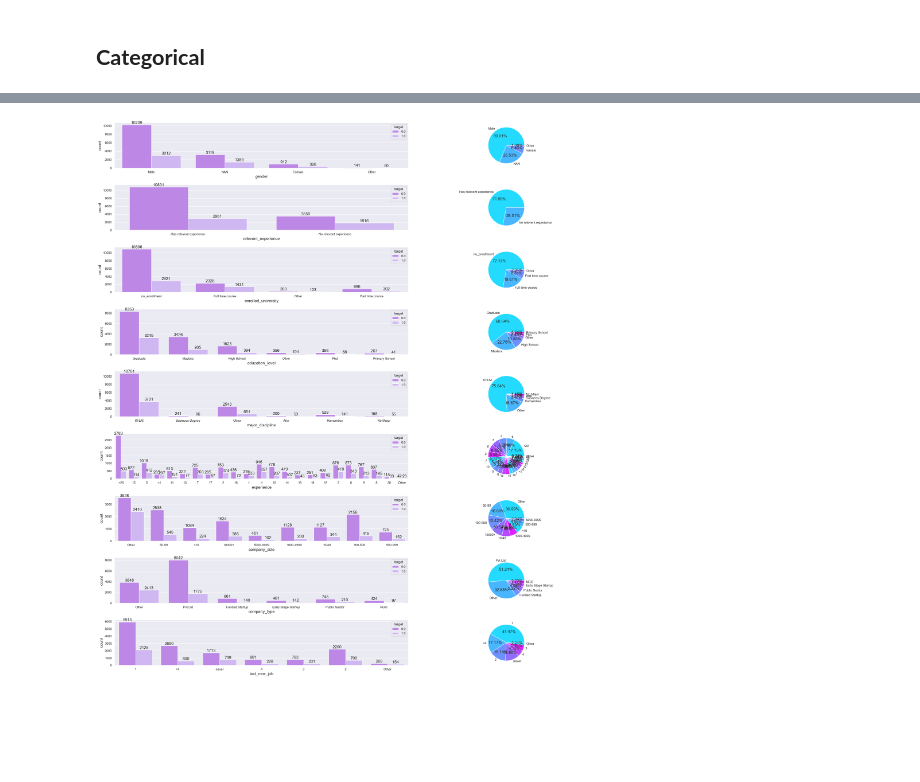
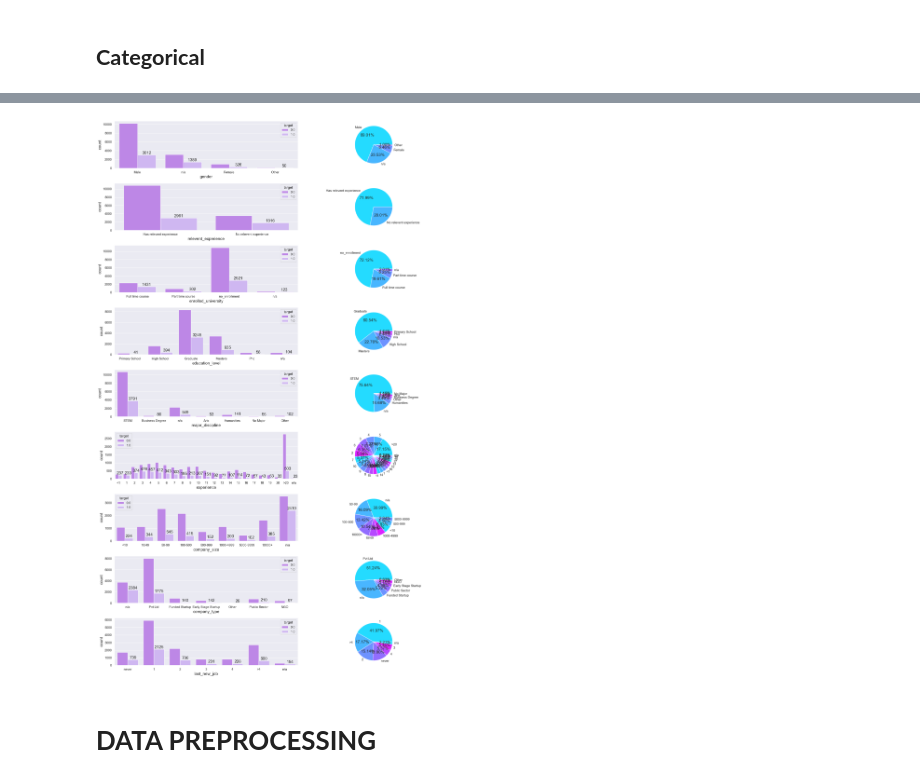
Before and after one commit to mrazakqq/HR-Analytics-Who-Will-Leave-The-Job, a Jupyter notebook: hr-analytics-who-will-leave-the-job.ipynb, the cells around one changed output, grey strips where cells are left out. Cells and saved outputs as stored; diff of their text form; code cells hidden in the pictures; blank space fills up the shorter version.

```diff
--- a/hr-analytics-who-will-leave-the-job.ipynb
+++ b/hr-analytics-who-will-leave-the-job.ipynb
@@ -266,60 +382,78 @@ Name: relevent_experience, Length: 19158, dtype: object
+# %%
+dataDummy = data.copy()
+dataDummy.gender = dataDummy.gender.fillna('n/a')
+dataDummy.relevent_experience = dataDummy.relevent_experience.fillna('n/a')
+dataDummy.enrolled_university = dataDummy.enrolled_university.fillna('n/a')
+dataDummy.education_level = dataDummy.education_level.fillna('n/a')
+dataDummy.major_discipline = dataDummy.major_discipline.fillna('n/a')
+dataDummy.experience = dataDummy.experience.fillna('n/a')
+dataDummy.company_size = dataDummy.company_size.fillna('n/a')
+dataDummy.company_type = dataDummy.company_type.fillna('n/a')
+dataDummy.last_new_job = dataDummy.last_new_job.fillna('n/a')
 # %%
-f, ax = plt.subplots(9,2, figsize=(27,27))
+f, ax = plt.subplots(9,2, figsize=(18,27))
 #
 sns.countplot(ax=ax[0,0], data=dataDummy, x='gender', hue='target', palette=['xkcd:light purple','xkcd:pale violet'])
 plt.subplot2grid((9,2),(0,1))
 plt.pie(dataDummy.gender.value_counts().values, labels=dataDummy.gender.value_counts().index, colors=sns.color_palette('cool'), autopct='%.2f%%')
-ax[0,0].bar_label(ax[0,0].containers[0])
+# ax[0,0].bar_label(ax[0,0].containers[0])
 ax[0,0].bar_label(ax[0,0].containers[1])
 #
 sns.countplot(ax=ax[1,0], data=dataDummy, x='relevent_experience', hue='target', palette=['xkcd:light purple','xkcd:pale violet'])
 plt.subplot2grid((9,2),(1,1))
 plt.pie(dataDummy.relevent_experience.value_counts().values, labels=dataDummy.relevent_experience.value_counts().index, colors=sns.color_palette('cool'), autopct='%.2f%%')
-ax[1,0].bar_label(ax[1,0].containers[0])
+# ax[1,0].bar_label(ax[1,0].containers[0])
 ax[1,0].bar_label(ax[1,0].containers[1])
 #
-sns.countplot(ax=ax[2,0], data=dataDummy, x='enrolled_university', hue='target', palette=['xkcd:light purple','xkcd:pale violet'])
+sns.countplot(ax=ax[2,0], data=dataDummy, x='enrolled_university', hue='target', palette=['xkcd:light purple','xkcd:pale violet'],
+              order=['Full time course', 'Part time course', 'no_enrollment', 'n/a'])
 plt.subplot2grid((9,2),(2,1))
 plt.pie(dataDummy.enrolled_university.value_counts().values, labels=dataDummy.enrolled_university.value_counts().index, colors=sns.color_palette('cool'), autopct='%.2f%%')
-ax[2,0].bar_label(ax[2,0].containers[0])
+# ax[2,0].bar_label(ax[2,0].containers[0])
 ax[2,0].bar_label(ax[2,0].containers[1])
 #
-sns.countplot(ax=ax[3,0], data=dataDummy, x='education_level', hue='target', palette=['xkcd:light purple','xkcd:pale violet'])
+sns.countplot(ax=ax[3,0], data=dataDummy, x='education_level', hue='target', palette=['xkcd:light purple','xkcd:pale violet'],
+              order=['Primary School','High School','Graduate','Masters','Phd','n/a'])
 plt.subplot2grid((9,2),(3,1))
 plt.pie(dataDummy.education_level.value_counts().values, labels=dataDummy.education_level.value_counts().index, colors=sns.color_palette('cool'), autopct='%.2f%%')
-ax[3,0].bar_label(ax[3,0].containers[0])
+# ax[3,0].bar_label(ax[3,0].containers[0])
 ax[3,0].bar_label(ax[3,0].containers[1])
 #
 sns.countplot(ax=ax[4,0], data=dataDummy, x='major_discipline', hue='target', palette=['xkcd:light purple','xkcd:pale violet'])
 plt.subplot2grid((9,2),(4,1))
 plt.pie(dataDummy.major_discipline.value_counts().values, labels=dataDummy.major_discipline.value_counts().index, colors=sns.color_palette('cool'), autopct='%.2f%%')
-ax[4,0].bar_label(ax[4,0].containers[0])
+# ax[4,0].bar_label(ax[4,0].containers[0])
 ax[4,0].bar_label(ax[4,0].containers[1])
 #
-sns.countplot(ax=ax[5,0], data=dataDummy, x='experience', hue='target', palette=['xkcd:light purple','xkcd:pale violet'])
+sns.countplot(ax=ax[5,0], data=dataDummy, x='experience', hue='target', palette=['xkcd:light purple','xkcd:pale violet'],
+              order=['<1', '1', '2', '3', '4','5', '6', '7', '8', '9', '10', '11', '12', '13', '14', '15','16', '17', '18', '19', '20', '>20', 'n/a'])
 plt.subplot2grid((9,2),(5,1))
 plt.pie(dataDummy.experience.value_counts().values, labels=dataDummy.experience.value_counts().index, colors=sns.color_palette('cool'), autopct='%.2f%%')
-ax[5,0].bar_label(ax[5,0].containers[0])
+# ax[5,0].bar_label(ax[5,0].containers[0])
 ax[5,0].bar_label(ax[5,0].containers[1])
 #
-sns.countplot(ax=ax[6,0], data=dataDummy, x='company_size', hue='target', palette=['xkcd:light purple','xkcd:pale violet'])
+sns.countplot(ax=ax[6,0], data=dataDummy, x='company_size', hue='target', palette=['xkcd:light purple','xkcd:pale violet'],
+              order=['<10','10/49','50-99','100-500','500-999','1000-4999','5000-9999','10000+','n/a'])
 plt.subplot2grid((9,2),(6,1))
 plt.pie(dataDummy.company_size.value_counts().values, labels=dataDummy.company_size.value_counts().index, colors=sns.color_palette('cool'), autopct='%.2f%%')
-ax[6,0].bar_label(ax[6,0].containers[0])
+# ax[6,0].bar_label(ax[6,0].containers[0])
 ax[6,0].bar_label(ax[6,0].containers[1])
 #
 sns.countplot(ax=ax[7,0], data=dataDummy, x='company_type', hue='target', palette=['xkcd:light purple','xkcd:pale violet'])
 plt.subplot2grid((9,2),(7,1))
 plt.pie(dataDummy.company_type.value_counts().values, labels=dataDummy.company_type.value_counts().index, colors=sns.color_palette('cool'), autopct='%.2f%%')
-ax[7,0].bar_label(ax[7,0].containers[0])
+# ax[7,0].bar_label(ax[7,0].containers[0])
 ax[7,0].bar_label(ax[7,0].containers[1])
 #
-sns.countplot(ax=ax[8,0], data=dataDummy, x='last_new_job', hue='target', palette=['xkcd:light purple','xkcd:pale violet'])
+sns.countplot(ax=ax[8,0], data=dataDummy, x='last_new_job', hue='target', palette=['xkcd:light purple','xkcd:pale violet'],
+              order=['never', '1', '2', '3', '4', '>4', 'n/a'])
 plt.subplot2grid((9,2),(8,1))
 plt.pie(dataDummy.last_new_job.value_counts().values, labels=dataDummy.last_new_job.value_counts().index, colors=sns.color_palette('cool'), autopct='%.2f%%')
-ax[8,0].bar_label(ax[8,0].containers[0])
+# ax[8,0].bar_label(ax[8,0].containers[0])
 ax[8,0].bar_label(ax[8,0].containers[1])
 
 plt.tight_layout()
 # %% [output]
-[figure, old version]
+[figure, new version]
+# %% [markdown]
+# **DATA PREPROCESSING**
```
Also changed, not shown: parts of 35 cells of this notebook.
